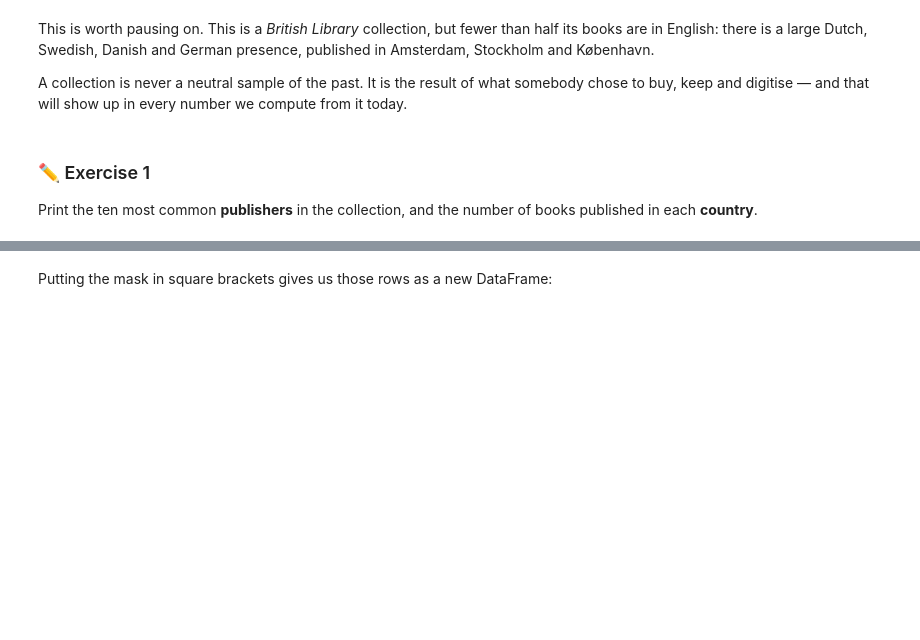
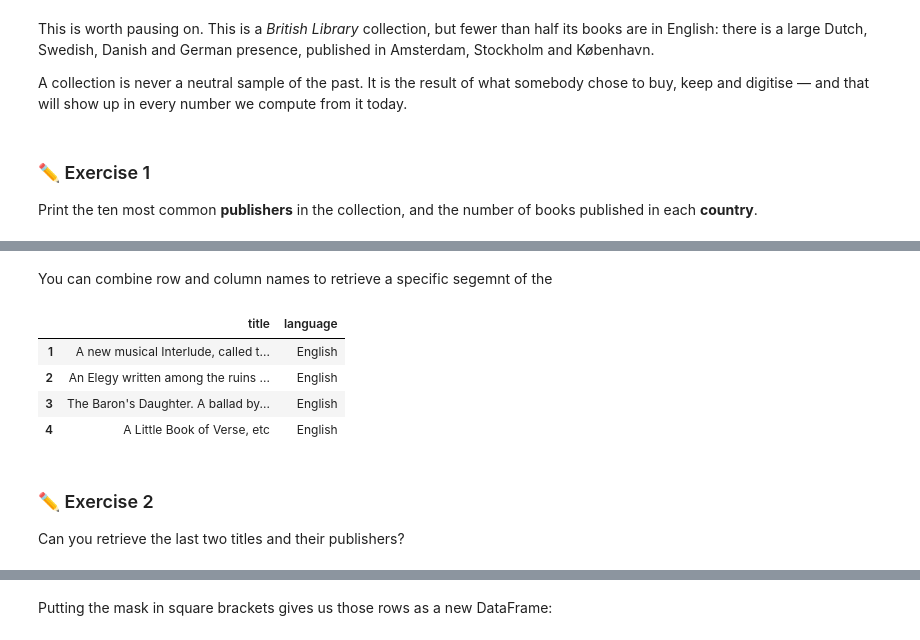
Before and after one commit to Living-with-machines/dhoxss-text2tech, a Jupyter notebook: Sessions/3b-Pandas.ipynb, the cells around one changed output, grey strips where cells are left out. Drawn from its saved outputs; the diff is of its cells as text; code cells hidden in the pictures; blank space fills up the shorter version.

```diff
--- a/Sessions/3b-Pandas.ipynb
+++ b/Sessions/3b-Pandas.ipynb
@@ -77,0 +180,14 @@ Print the ten most common **publishers** in the collection, and the number of bo
+# %% [markdown]
+You can combine row and column names to retrieve a specific segemnt of the
+# %%
+df.loc[1:4,['title','language']]
+# %% [output]
+|  | title | language |
+| 1 | A new musical Interlude, called t... | English |
+| 2 | An Elegy written among the ruins ... | English |
+| 3 | The Baron's Daughter. A ballad by... | English |
+| 4 | A Little Book of Verse, etc | English |
+# %% [markdown]
+### ✏️ Exercise 2
+
+Can you retrieve the last two titles and their publishers?
```
Also changed, not shown: parts of 44 cells of this notebook, 2 other files.
